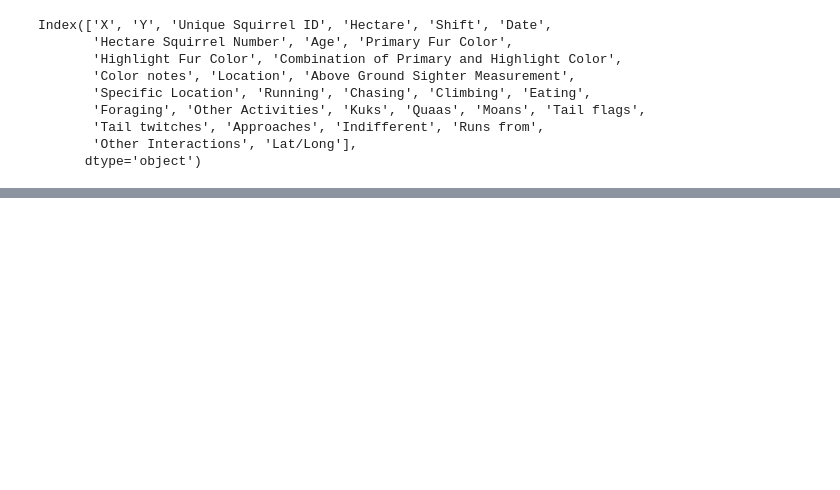
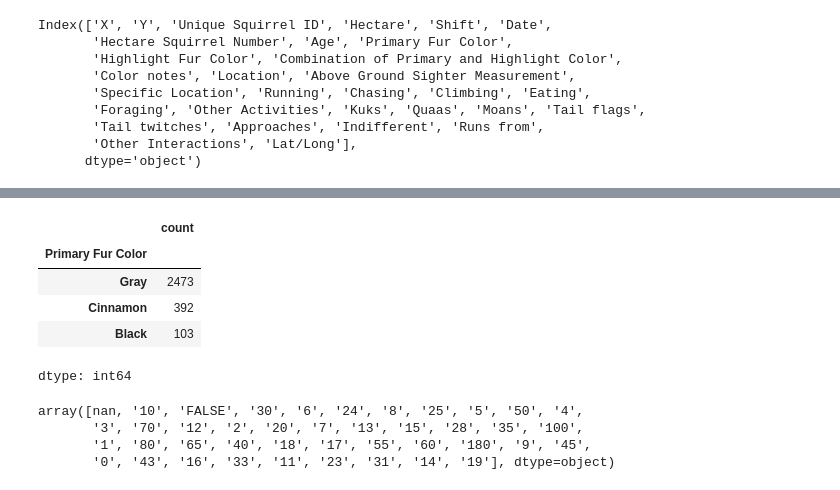
Before and after one commit to remi3333/DSPR_Research_Wildlife, a Jupyter notebook: WildlifeResearch.ipynb, the cells around one changed output, grey strips where cells are left out. Cells and saved outputs as stored; diff of their text form; code cells hidden in the pictures; blank space fills up the shorter version.

```diff
--- a/WildlifeResearch.ipynb
+++ b/WildlifeResearch.ipynb
@@ -56,0 +110,16 @@ Index(['X', 'Y', 'Unique Squirrel ID', 'Hectare', 'Shift', 'Date',
+# %%
+cleaned_squirrel_df['Primary Fur Color'].value_counts()
+# %% [output]
+|  | count |
+| Primary Fur Color |  |
+| Gray | 2473 |
+| Cinnamon | 392 |
+| Black | 103 |
+dtype: int64
+# %%
+cleaned_squirrel_df['Above Ground Sighter Measurement'].unique()
+# %% [output]
+array([nan, '10', 'FALSE', '30', '6', '24', '8', '25', '5', '50', '4',
+       '3', '70', '12', '2', '20', '7', '13', '15', '28', '35', '100',
+       '1', '80', '65', '40', '18', '17', '55', '60', '180', '9', '45',
+       '0', '43', '16', '33', '11', '23', '31', '14', '19'], dtype=object)
```
Also changed, not shown: parts of 10 cells of this notebook.
